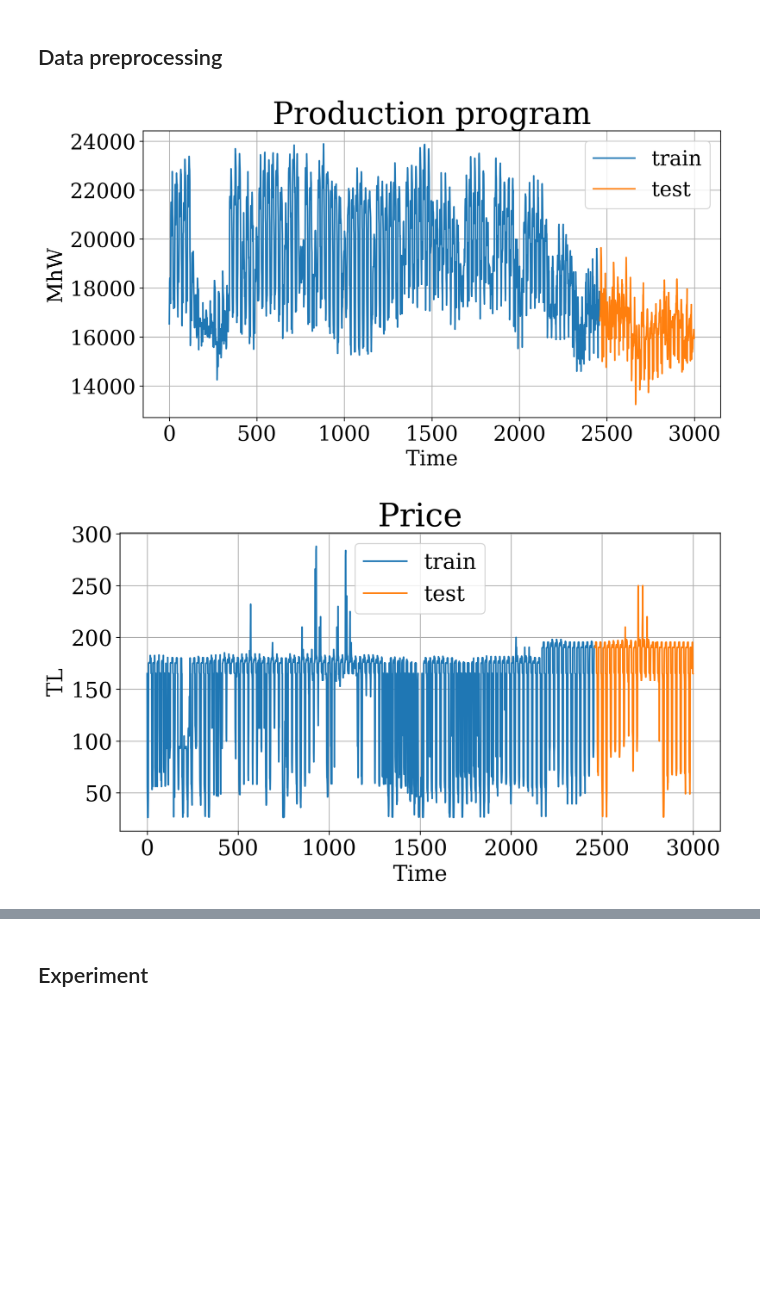
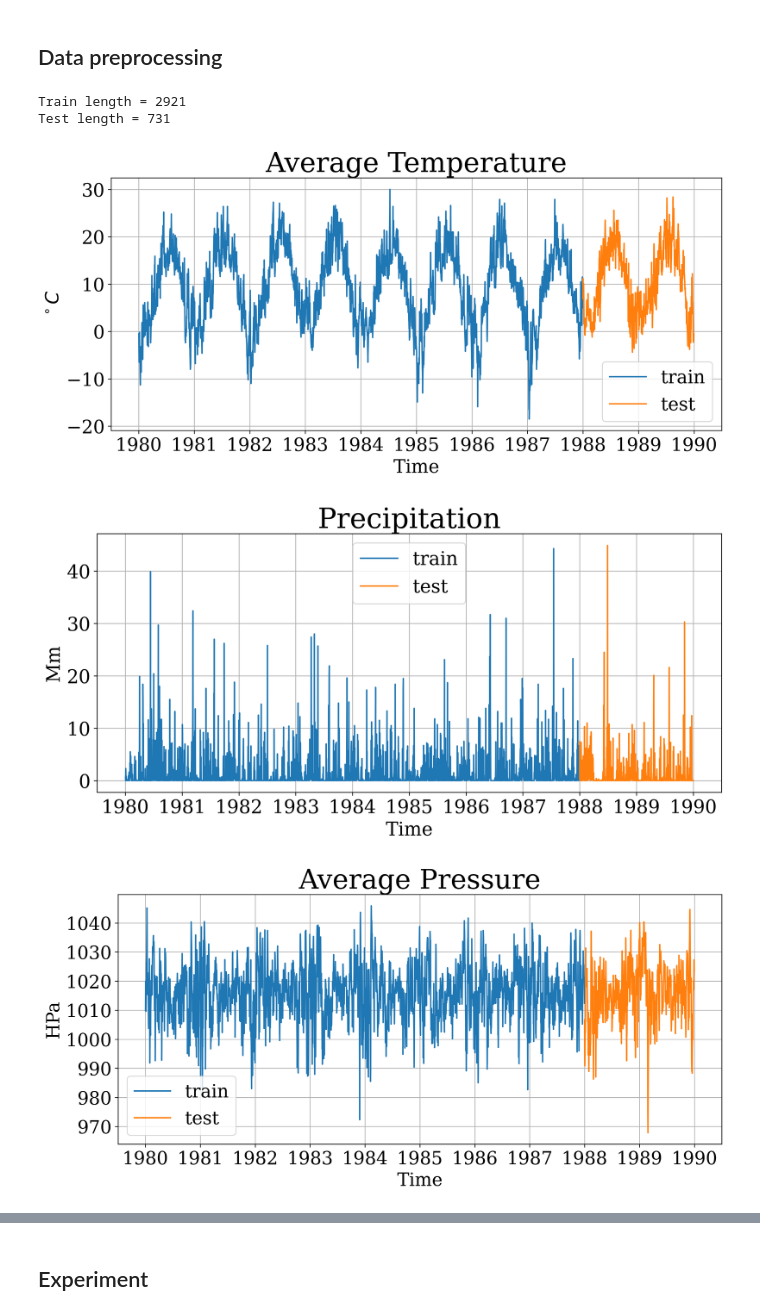
Before and after one commit to intsystems/tssa_method, a Jupyter notebook: experiments/weather/rnn/electricity_example_rnn.ipynb, the cells around one changed output, grey strips where cells are left out. Saved outputs shown, nothing was run; the diff lists cells and outputs as text; code cells hidden in the pictures; blank space fills up the shorter version.

Commit message:
english version updated rnn experiment for weather data was run

```diff
--- a/experiments/weather/rnn/electricity_example_rnn.ipynb
+++ b/experiments/weather/rnn/electricity_example_rnn.ipynb
@@ -34,33 +31,39 @@ color_list = ['#7F27FF', '#FF8911', '#65B741']
 # %%
 # names of observed signals
-sig_names = ['Production program', 'Price']
+sig_names = ['Average Temperature', 'Precipitation', 'Average Pressure']
 # measure units
-sig_units = ['MhW', 'TL']
+sig_units = ['$^\circ C$', 'Mm', 'HPa']
 
-num_signals = 2
+num_signals = 3
 # %%
 # retrive signals and corresponding time grids
 # they are already preproccessed
-(train_data, time_grid_train), (test_data, time_grid_test) = electricity_data.GetTrainTestData(
-    series_len=3000,
-    test_ratio=0.18
+(train_data, time_grid_train), (test_data, time_grid_test) = weather_data.GetBerlinData(
+    test_ratio=0.2
 )
+# %%
+print(f'Train length = {train_data.shape[0]}')
+print(f'Test length = {test_data.shape[0]}')
+# %% [output]
+Train length = 2921
+Test length = 731
 # %%
 # draw signals
 for i in range(num_signals):
     with EnableJournalStylePlotting():
-        fig, ax = plt.subplots(figsize=(10, 5))
+        fig, ax = plt.subplots(figsize=(12, 5))
 
         ax.plot(time_grid_train, train_data.T[i], label='train')
         ax.plot(time_grid_test, test_data.T[i], label='test')
 
         ax.grid(True)
         ax.legend()
         ax.set_xlabel('Time')
         ax.set_ylabel(sig_units[i])
         ax.set_title(sig_names[i])
 # %% [output]
-[figure, old version]
+[figure, new version]
-[figure, old version]
+[figure, new version]
+[figure, added]
 # %%
 # normalize data
```
Also changed, not shown: parts of 10 cells of this notebook, 22 other files.
